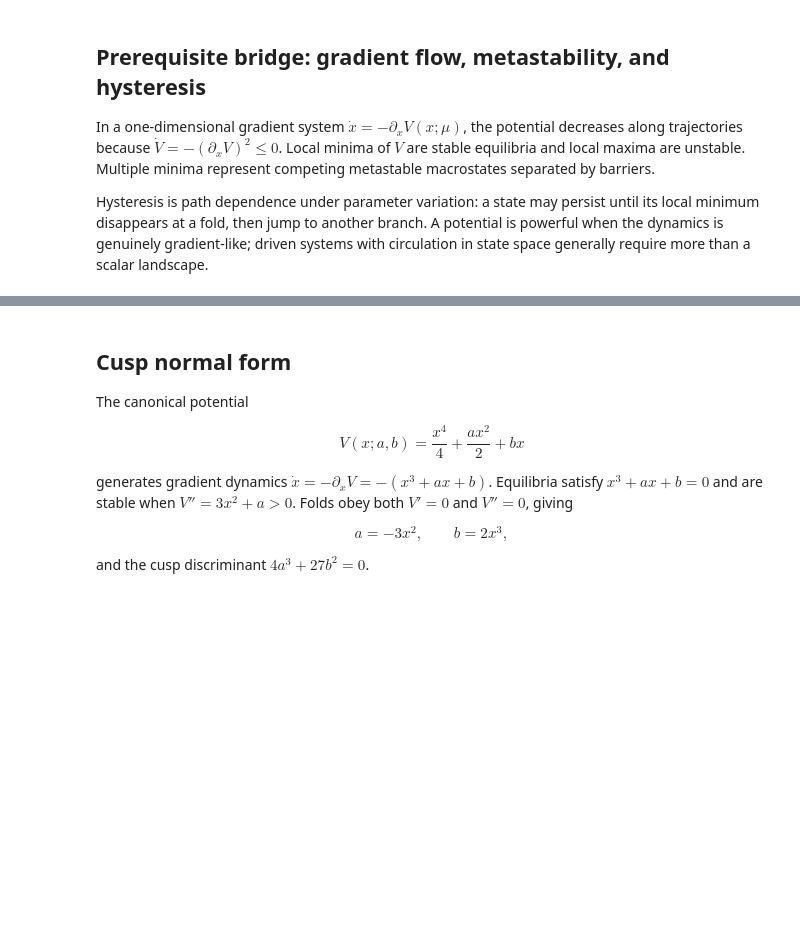
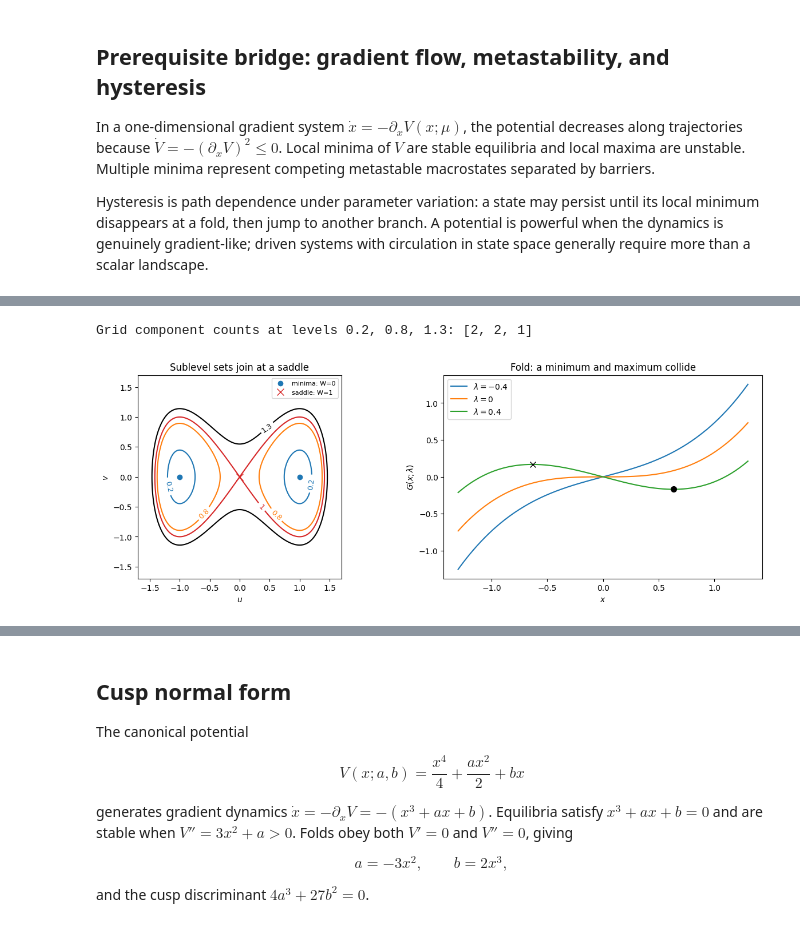
Before and after one commit to kulinskij-tech/Synergetics, a Jupyter notebook: syn_py/syn_04_catastrophe_theory.ipynb, the cells around one changed output, grey strips where cells are left out. Saved outputs shown, nothing was run; the diff lists cells and outputs as text; code cells hidden in the pictures; blank space fills up the shorter version.

```diff
--- a/syn_py/syn_04_catastrophe_theory.ipynb
+++ b/syn_py/syn_04_catastrophe_theory.ipynb
@@ -24,0 +205,38 @@ Hysteresis is path dependence under parameter variation: a state may persist unt
+# %%
+# morse_sublevels: topology of one potential versus a family of potentials.
+from scipy.ndimage import label as connected_components
+line = np.linspace(-1.7, 1.7, 501)
+SU, SV = np.meshgrid(line, line)
+WW = (SU**2-1)**2+SV**2
+fig, axes = plt.subplots(1, 2, figsize=(12, 4.3), constrained_layout=True)
+contours = axes[0].contour(SU, SV, WW, levels=[0.2, 0.8, 1.0, 1.3],
+                           colors=['C0', 'C1', 'C3', 'black'])
+axes[0].clabel(contours, fmt='%g', fontsize=9)
+axes[0].plot([-1, 1], [0, 0], 'o', color='C0', label='minima: W=0')
+axes[0].plot(0, 0, 'x', color='C3', ms=8, label='saddle: W=1')
+axes[0].set(xlabel=r'$u$', ylabel=r'$v$', aspect='equal', title='Sublevel sets join at a saddle')
+axes[0].legend(fontsize=8, loc='upper right')
+counts = []
+for level, expected in [(0.2, 2), (0.8, 2), (1.3, 1)]:
+    count = connected_components(WW <= level)[1]
+    counts.append(int(count))
+    assert count == expected
+assert np.allclose(np.linalg.eigvalsh(np.diag([8.0, 2.0])), [2, 8])
+assert np.allclose(np.linalg.eigvalsh(np.diag([-4.0, 2.0])), [-4, 2])
+print('Grid component counts at levels 0.2, 0.8, 1.3:', counts)
+
+state = np.linspace(-1.3, 1.3, 600)
+for control in [-0.4, 0.0, 0.4]:
+    value = state**3/3-control*state
+    axes[1].plot(state, value, label=fr'$\lambda={control:g}$')
+    if control > 0:
+        for root in [-np.sqrt(control), np.sqrt(control)]:
+            assert np.isclose(root**2-control, 0)
+            axes[1].plot(root, root**3/3-control*root,
+                         'o' if root > 0 else 'x', color='black', ms=7)
+axes[1].set(xlabel=r'$x$', ylabel=r'$G(x;\lambda)$', title='Fold: a minimum and maximum collide')
+axes[1].legend()
+plt.show()
+# %% [output]
+Grid component counts at levels 0.2, 0.8, 1.3: [2, 2, 1]
+[figure, added]
```
Also changed, not shown: parts of 9 cells of this notebook, 1 other file.
